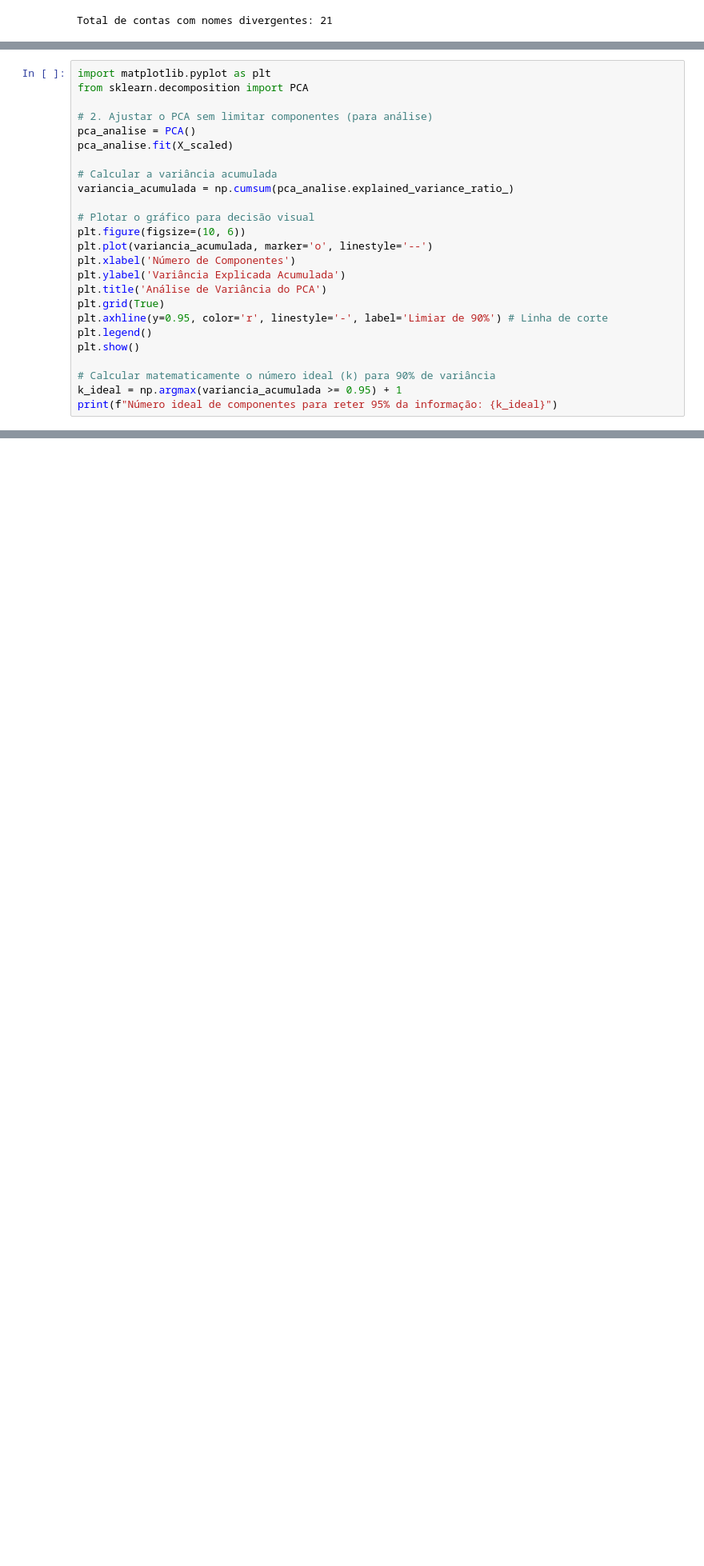
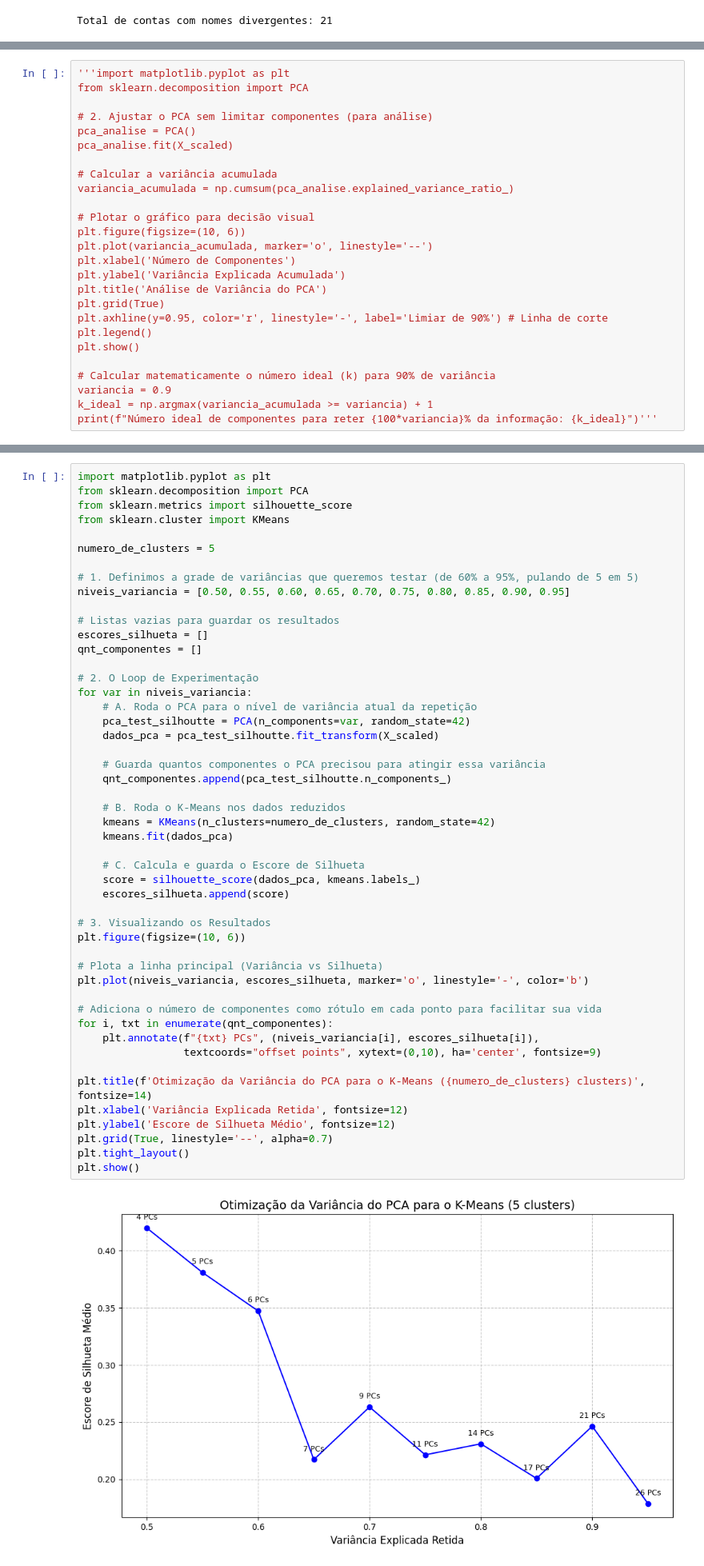
Before and after one commit to hspassos/banking, a Jupyter notebook: clustering_k-means.ipynb, the cells around one changed output, grey strips where cells are left out. Shown at 80% size. Saved outputs shown, nothing was run; the diff lists cells and outputs as text; blank space fills up the shorter version.

```diff
--- a/clustering_k-means.ipynb
+++ b/clustering_k-means.ipynb
@@ -259,5 +278,5 @@ Número de variáveis sugeridas para remoção: 35
 # %%
-import matplotlib.pyplot as plt
+'''import matplotlib.pyplot as plt
 from sklearn.decomposition import PCA
 
 # 2. Ajustar o PCA sem limitar componentes (para análise)
@@ -279,6 +298,7 @@ plt.legend()
 plt.show()
 
 # Calcular matematicamente o número ideal (k) para 90% de variância
-k_ideal = np.argmax(variancia_acumulada >= 0.95) + 1
-print(f"Número ideal de componentes para reter 95% da informação: {k_ideal}")
+variancia = 0.9
+k_ideal = np.argmax(variancia_acumulada >= variancia) + 1
+print(f"Número ideal de componentes para reter {100*variancia}% da informação: {k_ideal}")'''
 # %% [output]
@@ -333,0 +335,51 @@ passivo exigivel - depositos: + (0.1754)
+# %%
+import matplotlib.pyplot as plt
+from sklearn.decomposition import PCA
+from sklearn.metrics import silhouette_score
+from sklearn.cluster import KMeans
+
+numero_de_clusters = 5
+
+# 1. Definimos a grade de variâncias que queremos testar (de 60% a 95%, pulando de 5 em 5)
+niveis_variancia = [0.50, 0.55, 0.60, 0.65, 0.70, 0.75, 0.80, 0.85, 0.90, 0.95]
+
+# Listas vazias para guardar os resultados
+escores_silhueta = []
+qnt_componentes = []
+
+# 2. O Loop de Experimentação
+for var in niveis_variancia:
+    # A. Roda o PCA para o nível de variância atual da repetição
+    pca_test_silhoutte = PCA(n_components=var, random_state=42)
+    dados_pca = pca_test_silhoutte.fit_transform(X_scaled)
+
+    # Guarda quantos componentes o PCA precisou para atingir essa variância
+    qnt_componentes.append(pca_test_silhoutte.n_components_)
+
+    # B. Roda o K-Means nos dados reduzidos
+    kmeans = KMeans(n_clusters=numero_de_clusters, random_state=42)
+    kmeans.fit(dados_pca)
+
+    # C. Calcula e guarda o Escore de Silhueta
+    score = silhouette_score(dados_pca, kmeans.labels_)
+    escores_silhueta.append(score)
+
+# 3. Visualizando os Resultados
+plt.figure(figsize=(10, 6))
+
+# Plota a linha principal (Variância vs Silhueta)
+plt.plot(niveis_variancia, escores_silhueta, marker='o', linestyle='-', color='b')
+
+# Adiciona o número de componentes como rótulo em cada ponto para facilitar sua vida
+for i, txt in enumerate(qnt_componentes):
+    plt.annotate(f"{txt} PCs", (niveis_variancia[i], escores_silhueta[i]),
+                 textcoords="offset points", xytext=(0,10), ha='center', fontsize=9)
+
+plt.title(f'Otimização da Variância do PCA para o K-Means ({numero_de_clusters} clusters)', fontsize=14)
+plt.xlabel('Variância Explicada Retida', fontsize=12)
+plt.ylabel('Escore de Silhueta Médio', fontsize=12)
+plt.grid(True, linestyle='--', alpha=0.7)
+plt.tight_layout()
+plt.show()
+# %% [output]
+[figure, added]
```
Also changed, not shown: parts of 27 cells of this notebook, 6 other files.
